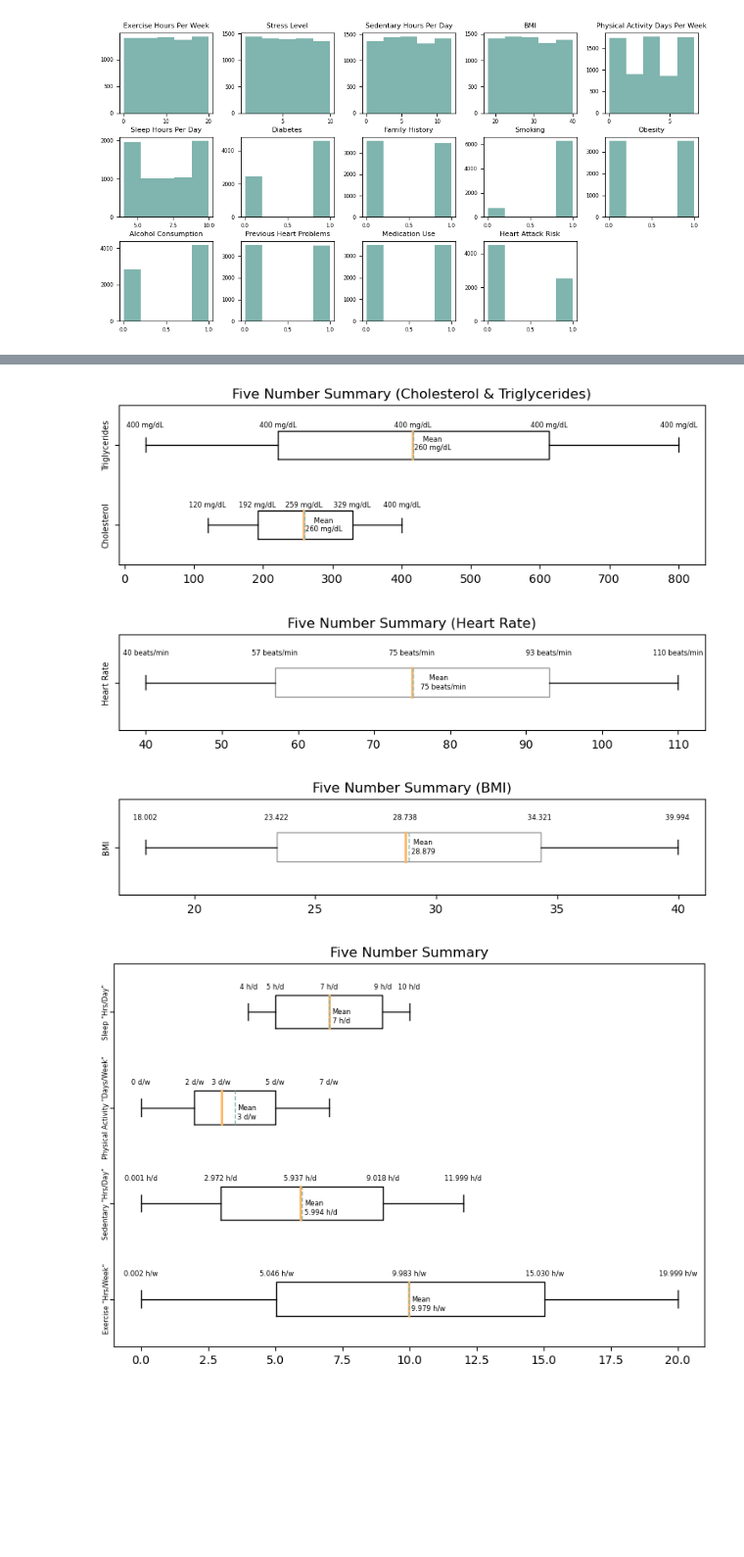
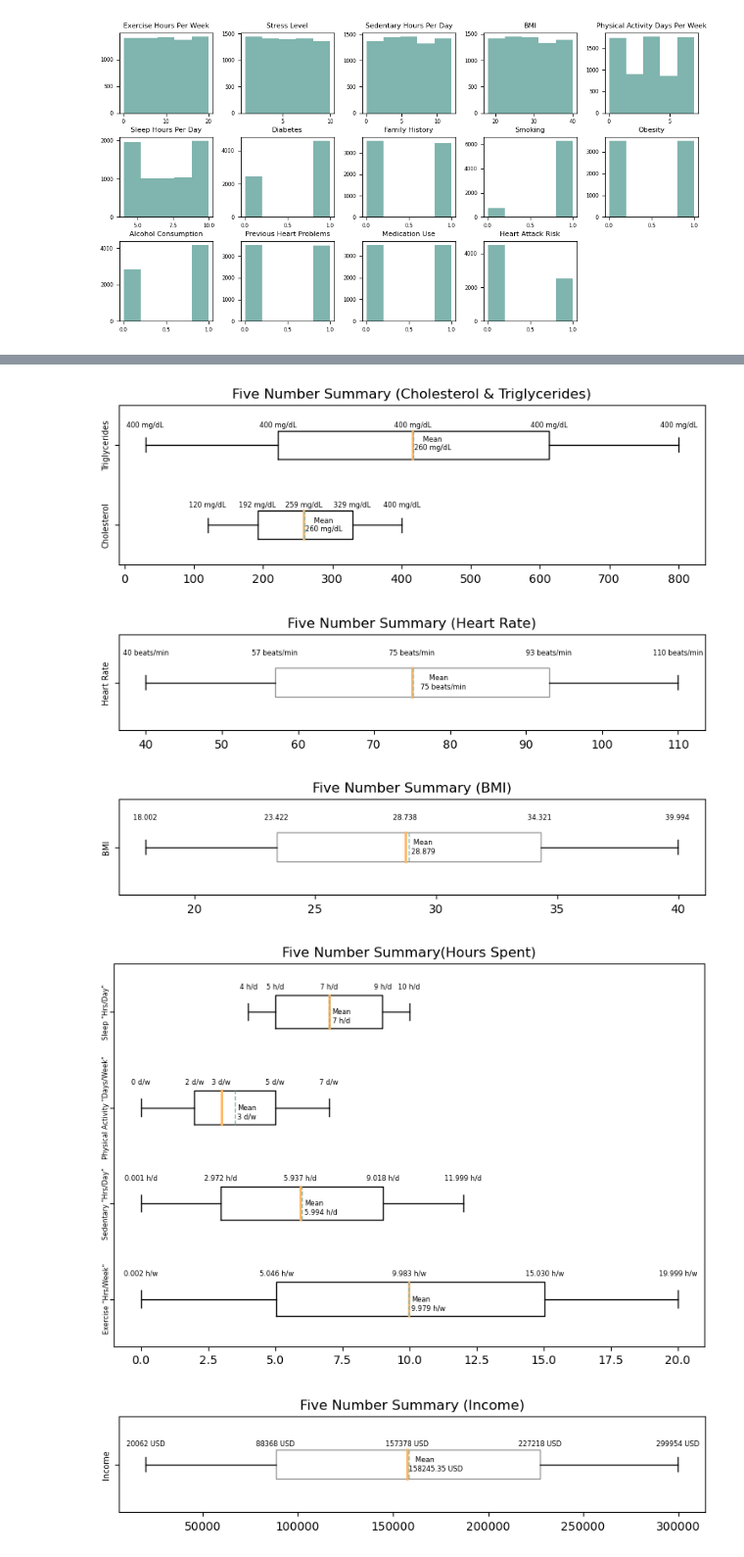
Before and after one commit to hend-a-ghafour/Heart_Attack_Risk_Analysis, a Jupyter notebook: Heart_Attack_Risk_Analysis.ipynb, the cells around one changed output, grey strips where cells are left out. Shown: that part at 98% size. Drawn from its saved outputs; the diff is of its cells as text; code cells hidden in the pictures; blank space fills up the shorter version.

Commit message:
5 num summary - Income

```diff
--- a/Heart_Attack_Risk_Analysis.ipynb
+++ b/Heart_Attack_Risk_Analysis.ipynb
@@ -233,7 +233,7 @@ fig2=hist2.hist(grid=False, figsize=(12,6),xlabelsize=6,ylabelsize=6,bins=5,layo
 [figure]
 [figure]
 # %%
-#Distributions:
+#Distributions (Five Number Summary):
 
 #1- Five Number Summary (Age)
 plt.subplots(figsize = (9,1.5))
@@ -310,42 +310,59 @@ plt.xlabel(None)
 plt.title('Five Number Summary (BMI)')
 plt.show();
 
-#5- Five Number Summary (Exercise Hours Per Week)
+#5- Five Number Summary (Hours Spent)
 plt.subplots(figsize = (9.2,6))
 
 plt.boxplot(df.iloc[:,[11,16,20,21]],showmeans=True,meanline=True,showcaps = True, widths=.35,
             medianprops={ "color" : "#ffb563","linewidth": 2},boxprops={"linewidth": 1},
             whiskerprops={"color": "black", "linewidth": 1},capprops={"color": "black", "linewidth": 1},
             meanprops = {"color": "#80B4ae","linewidth": 1 },vert=False)
 
 for i, v in enumerate(df_stats.iloc[[3,4,5,6,7],3]):
   plt.text(v,1.3,f'{v:.3f} h/w', ha='center', va='top',fontsize=6)
 for k, l in enumerate(df_stats.iloc[[1],3]):
   plt.text(l+.1,.95,f'Mean\n{l:.3f} h/w', ha='left', va='center',fontsize=6)
 for x, y in enumerate(df_stats.iloc[[3,4,5,6,7],5]):
   plt.text(y,2.3,f'{y:.3f} h/d', ha='center', va='top',fontsize=6)
 for q, z in enumerate(df_stats.iloc[[1],5]):
   plt.text(z+.1,1.95,f'Mean\n{z:.3f} h/d', ha='left', va='center',fontsize=6)
 for a, b in enumerate(df_stats.iloc[[3,4,5,6,7],9]):
   plt.text(b,3.3,f'{b:.0f} d/w', ha='center', va='top',fontsize=6)
 for c, d in enumerate(df_stats.iloc[[1],9]):
   plt.text(d+.1,2.95,f'Mean\n{d:.0f} d/w', ha='left', va='center',fontsize=6)
 for e, f in enumerate(df_stats.iloc[[3,4,5,6,7],10]):
   plt.text(f,4.3,f'{f:.0f} h/d', ha='center', va='top',fontsize=6)
 for h, j in enumerate(df_stats.iloc[[1],10]):
   plt.text(j+.1,3.95,f'Mean\n{j:.0f} h/d', ha='left', va='center',fontsize=6)
 #plt.ylabel('Exercise Hours Per Week')
 plt.yticks([1,2,3,4],['Exercise "Hrs/Week"','Sedentary "Hrs/Day"','Physical Activity "Days/Week"','Sleep "Hrs/Day"'],
            fontsize=6,rotation=90, ha='center', va='center')
 plt.xlabel(None)
-plt.title('Five Number Summary')
+plt.title('Five Number Summary(Hours Spent)')
 plt.show();
+
+#5- Five Number Summary (Income)
+plt.subplots(figsize = (9.1,1.5))
+
+sns.boxplot(x=df.Income,showmeans=True,meanline=True,showcaps = True, color="white", width=.3,boxprops={"linewidth": 1},
+            medianprops={ "color" : "#ffb563","linewidth": 2},whiskerprops={"color": "black", "linewidth": 1},
+            capprops={"color": "black", "linewidth": 1},meanprops = {"color": "#80B4ae","linewidth": 1 },autorange=True)
+
+for i, v in enumerate(df_stats.iloc[[3,4,5,6,7],6]):
+  plt.text(v,-.25,f'{v:.0f} USD', ha='center', va='top',fontsize=6)
+for k, l in enumerate(df_stats.iloc[[1],6]):
+  plt.text(l,0,f'   Mean\n{l:.2f} USD', ha='left', va='center',fontsize=6)
+plt.ylabel('Income',fontsize=7,rotation=90, ha='center', va='center')
+plt.xlabel(None)
+plt.title('Five Number Summary (Income)')
+plt.show();
 # %% [output]
 [figure]
 [figure]
 [figure]
 [figure]
-[figure, old version]
+[figure, new version]
+[figure, added]
 # %%
 df['h_rate']=np.where((220-df['Age'])*.6> df['Heart Rate'],'Low','Normal')
 df['h_rate']=np.where((220-df['Age'])*.8< df['Heart Rate'],'High',df['h_rate'])
```
